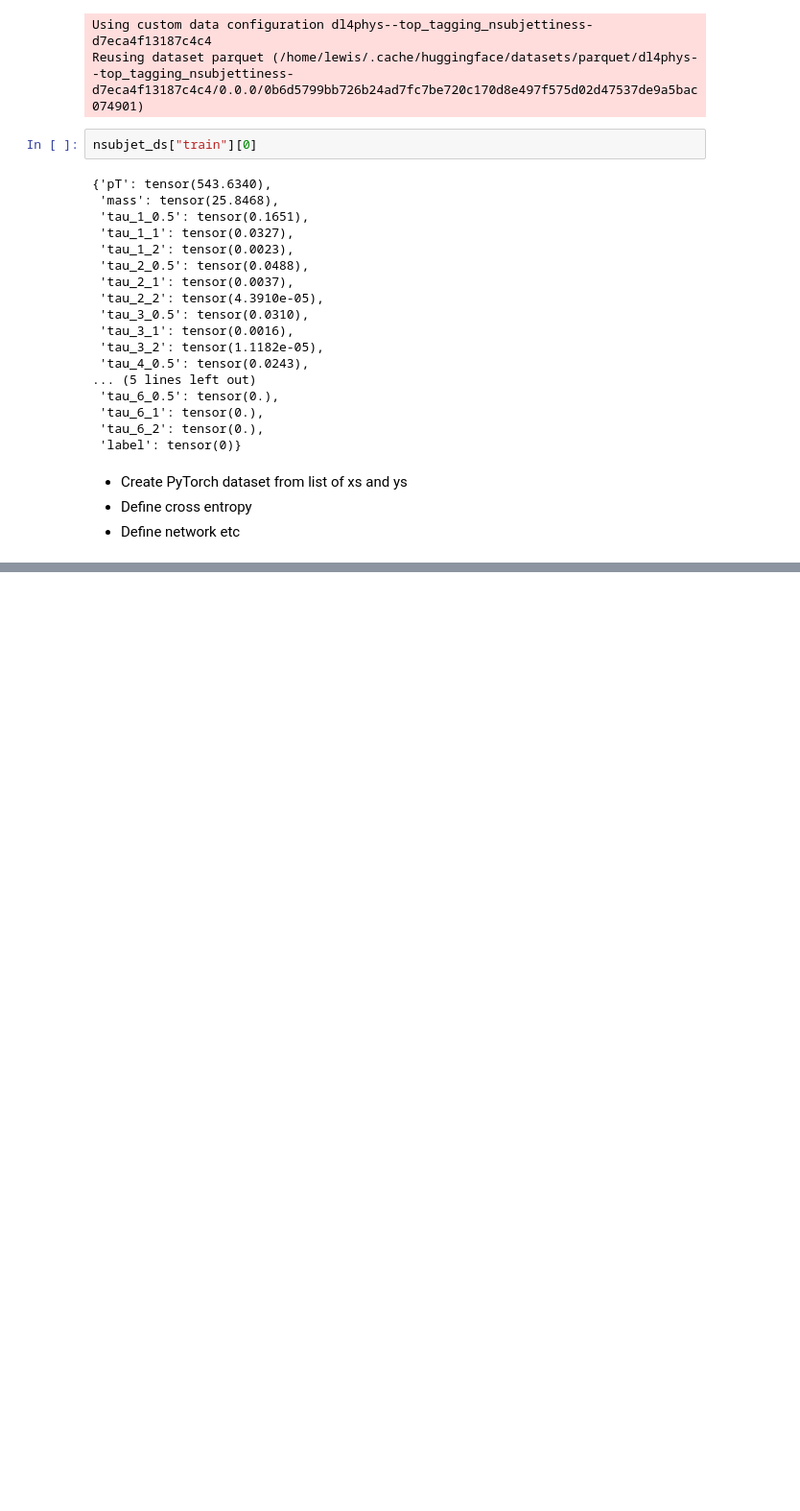
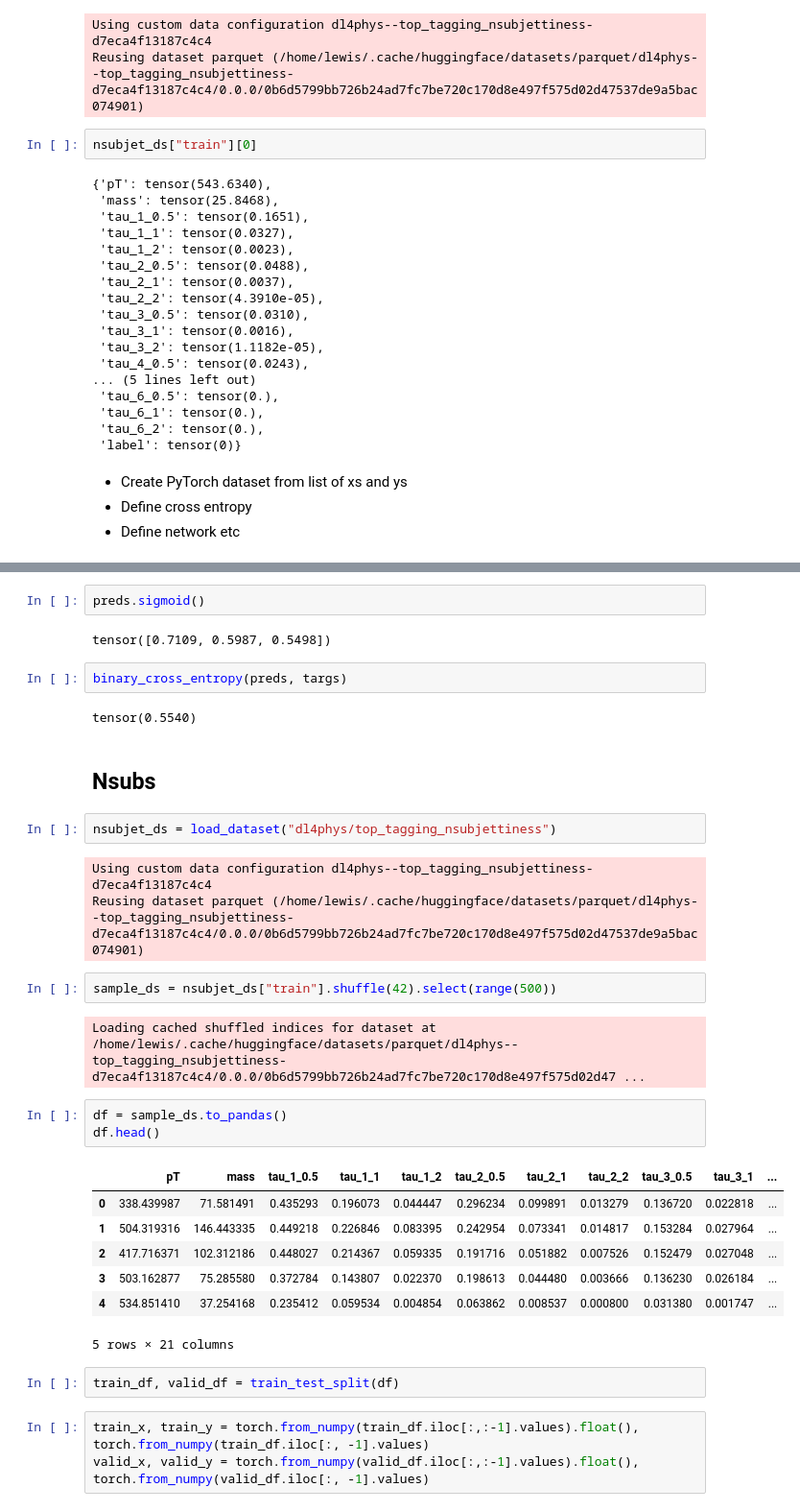
Before and after one commit to lewtun/dl4phys, a Jupyter notebook: lecture02.ipynb, the cells around one changed output, grey strips where cells are left out. Shown: that part at 96% size. Cells and saved outputs as stored; diff of their text form; blank space fills up the shorter version.

Commit message:
Nsub analysis

```diff
--- a/lecture02.ipynb
+++ b/lecture02.ipynb
@@ -176,0 +181,35 @@ def binary_cross_entropy(inputs, targets):
+# %%
+preds.sigmoid()
+# %% [output]
+tensor([0.7109, 0.5987, 0.5498])
+# %%
+binary_cross_entropy(preds, targs)
+# %% [output]
+tensor(0.5540)
+# %% [markdown]
+## Nsubs
+# %%
+nsubjet_ds = load_dataset("dl4phys/top_tagging_nsubjettiness")
+# %% [output]
+Using custom data configuration dl4phys--top_tagging_nsubjettiness-d7eca4f13187c4c4
+Reusing dataset parquet (/home/lewis/.cache/huggingface/datasets/parquet/dl4phys--top_tagging_nsubjettiness-d7eca4f13187c4c4/0.0.0/0b6d5799bb726b24ad7fc7be720c170d8e497f575d02d47537de9a5bac074901)
+# %%
+sample_ds = nsubjet_ds["train"].shuffle(42).select(range(500))
+# %% [output]
+Loading cached shuffled indices for dataset at /home/lewis/.cache/huggingface/datasets/parquet/dl4phys--top_tagging_nsubjettiness-d7eca4f13187c4c4/0.0.0/0b6d5799bb726b24ad7fc7be720c170d8e497f575d02d47 ...
+# %%
+df = sample_ds.to_pandas()
+df.head()
+# %% [output]
+|  | pT | mass | tau_1_0.5 | tau_1_1 | tau_1_2 | tau_2_0.5 | tau_2_1 | tau_2_2 | tau_3_0.5 | tau_3_1 | ... |
+| 0 | 338.439987 | 71.581491 | 0.435293 | 0.196073 | 0.044447 | 0.296234 | 0.099891 | 0.013279 | 0.136720 | 0.022818 | ... |
+| 1 | 504.319316 | 146.443335 | 0.449218 | 0.226846 | 0.083395 | 0.242954 | 0.073341 | 0.014817 | 0.153284 | 0.027964 | ... |
+| 2 | 417.716371 | 102.312186 | 0.448027 | 0.214367 | 0.059335 | 0.191716 | 0.051882 | 0.007526 | 0.152479 | 0.027048 | ... |
+| 3 | 503.162877 | 75.285580 | 0.372784 | 0.143807 | 0.022370 | 0.198613 | 0.044480 | 0.003666 | 0.136230 | 0.026184 | ... |
+| 4 | 534.851410 | 37.254168 | 0.235412 | 0.059534 | 0.004854 | 0.063862 | 0.008537 | 0.000800 | 0.031380 | 0.001747 | ... |
+5 rows × 21 columns
+# %%
+train_df, valid_df = train_test_split(df)
+# %%
+train_x, train_y = torch.from_numpy(train_df.iloc[:,:-1].values).float(), torch.from_numpy(train_df.iloc[:, -1].values)
+valid_x, valid_y = torch.from_numpy(valid_df.iloc[:,:-1].values).float(), torch.from_numpy(valid_df.iloc[:, -1].values)
```
Also changed, not shown: parts of 30 cells of this notebook.
